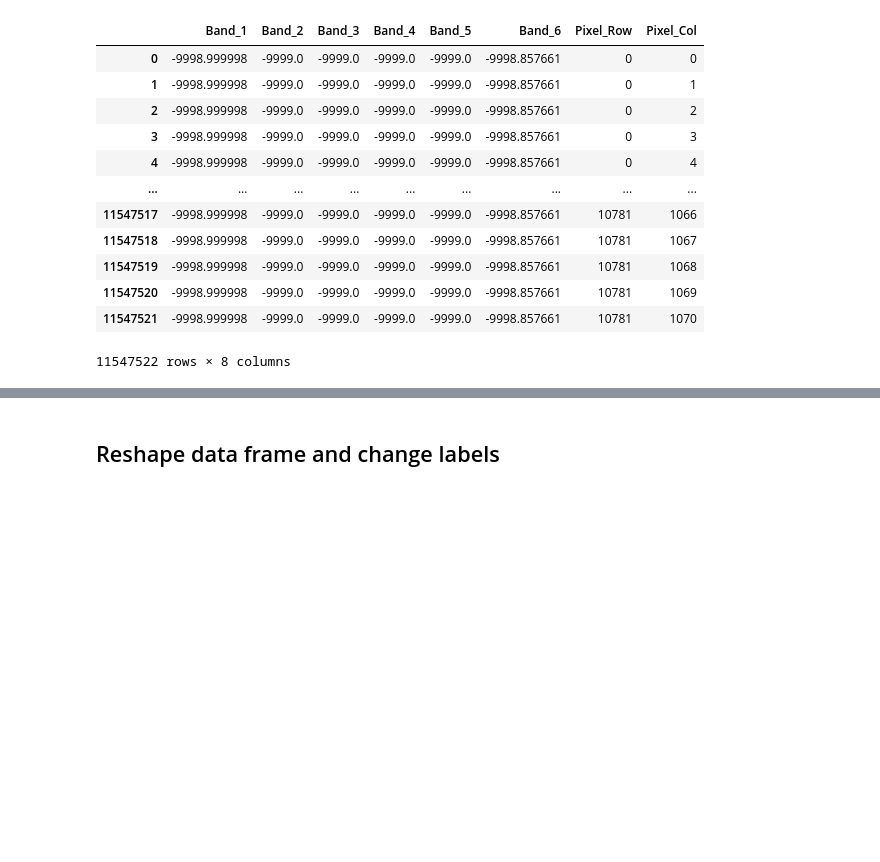
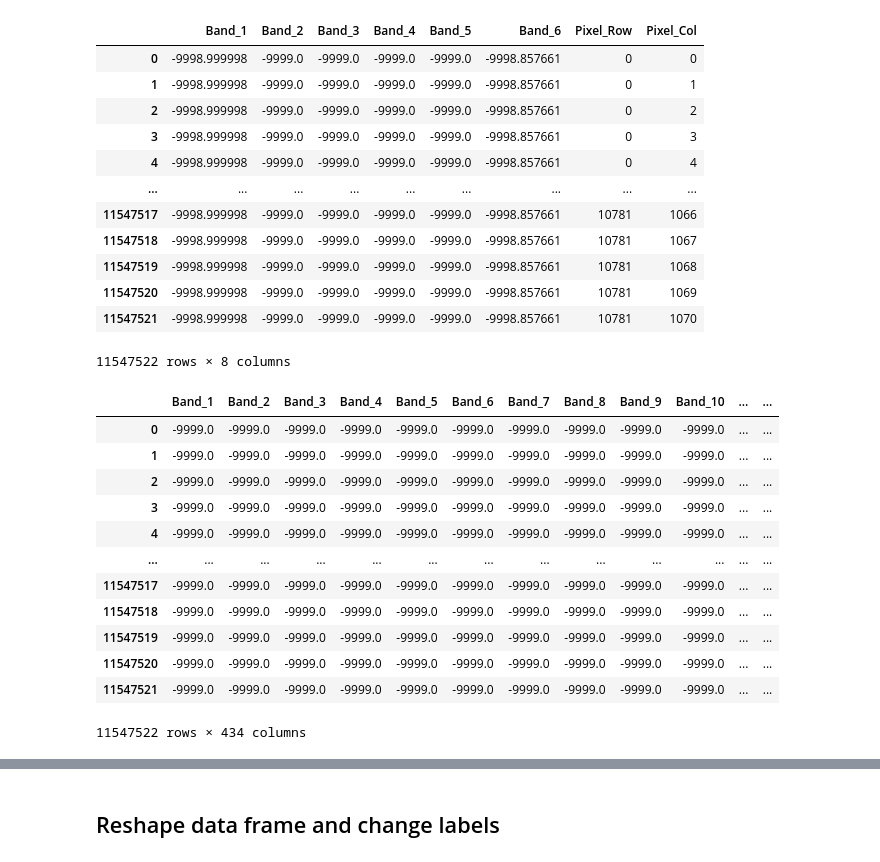
Before and after one commit to earthlab/cross-sensor-cal, a Jupyter notebook: reshape.ipynb, the cells around one changed output, grey strips where cells are left out. Drawn from its saved outputs; the diff is of its cells as text; code cells hidden in the pictures; blank space fills up the shorter version.

Commit message:
reshape the Landsat resample

```diff
--- a/reshape.ipynb
+++ b/reshape.ipynb
@@ -76,7 +73,12 @@ class ENVIProcessor:
 
 # Example usage:
 # Replace 'your_envi_file_path' with the actual path to your ENVI file
-raster_path = "NIWOT_calibration_flight_08_2020/NEON_D13_NIWO_DP1_20200801_161441_reflectance/NEON_D13_NIWO_DP1_20200801_161441_reflectance_resample_Landsat_5_TM.img"  # Update this to your actual raster file path
-processor = ENVIProcessor(raster_path)
-chunk = processor.get_chunk_from_extent(corrections=['some_correction'], resample=False)
+raster_path_5 = "NIWOT_calibration_flight_08_2020/NEON_D13_NIWO_DP1_20200801_161441_reflectance/NEON_D13_NIWO_DP1_20200801_161441_reflectance_resample_Landsat_5_TM.img"  # Update this to your actual raster file path
+raster_path_corrected = "NIWOT_calibration_flight_08_2020/NEON_D13_NIWO_DP1_20200801_161441_reflectance/NEON_D13_NIWO_DP1_20200801_161441_reflectanceNEON_D13_NIWO_DP1_20200801_161441_reflectance__envi"
+processor = ENVIProcessor(raster_path_5)
+chunk_5 = processor.get_chunk_from_extent(corrections=['some_correction'], resample=False)
+processor = ENVIProcessor(raster_path_corrected)
+chunk_corrected = processor.get_chunk_from_extent(corrections=['some_correction'], resample=False)
+
+combined_array = np.concatenate((chunk_corrected, chunk_5), axis=0)
 # %%
@@ -91,0 +92,12 @@ ValueError: Must pass 2-d input. shape=(6, 10782, 1071)
+# %%
+import numpy as np
+
+# Assuming array1 has shape (426, 10782, 1071) and array2 has shape (6, 10782, 1071)
+#array1 = np.random.rand(426, 10782, 1071)  # Replace with your actual data
+#array2 = np.random.rand(6, 10782, 1071)    # Replace with your actual data
+
+# Concatenate the arrays along the first axis
+combined_array = np.concatenate((chunk_corrected, chunk_5), axis=0)
+
+# Verify the shape of the combined array
+print(combined_array.shape)  # Should output (432, 10782, 1071)
@@ -124,5 +188,6 @@ def flatten_array_to_dataframe(array):
 # Example usage:
 # Assuming 'chunk' is your 3D numpy array of shape (426, 11138, 1031)
 
-df = flatten_array_to_dataframe(chunk)
+#df_5 = flatten_array_to_dataframe(chunk_5)
+df_corrected = flatten_array_to_dataframe(combined_array)
 # %%
@@ -141,3 +206,19 @@ df
 | 11547520 | -9998.999998 | -9999.0 | -9999.0 | -9999.0 | -9999.0 | -9998.857661 | 10781 | 1069 |
 | 11547521 | -9998.999998 | -9999.0 | -9999.0 | -9999.0 | -9999.0 | -9998.857661 | 10781 | 1070 |
 11547522 rows × 8 columns
+# %%
+df_corrected
+# %% [output]
+|  | Band_1 | Band_2 | Band_3 | Band_4 | Band_5 | Band_6 | Band_7 | Band_8 | Band_9 | Band_10 | ... | ... |
+| 0 | -9999.0 | -9999.0 | -9999.0 | -9999.0 | -9999.0 | -9999.0 | -9999.0 | -9999.0 | -9999.0 | -9999.0 | ... | ... |
+| 1 | -9999.0 | -9999.0 | -9999.0 | -9999.0 | -9999.0 | -9999.0 | -9999.0 | -9999.0 | -9999.0 | -9999.0 | ... | ... |
+| 2 | -9999.0 | -9999.0 | -9999.0 | -9999.0 | -9999.0 | -9999.0 | -9999.0 | -9999.0 | -9999.0 | -9999.0 | ... | ... |
+| 3 | -9999.0 | -9999.0 | -9999.0 | -9999.0 | -9999.0 | -9999.0 | -9999.0 | -9999.0 | -9999.0 | -9999.0 | ... | ... |
+| 4 | -9999.0 | -9999.0 | -9999.0 | -9999.0 | -9999.0 | -9999.0 | -9999.0 | -9999.0 | -9999.0 | -9999.0 | ... | ... |
+| ... | ... | ... | ... | ... | ... | ... | ... | ... | ... | ... | ... | ... |
+| 11547517 | -9999.0 | -9999.0 | -9999.0 | -9999.0 | -9999.0 | -9999.0 | -9999.0 | -9999.0 | -9999.0 | -9999.0 | ... | ... |
+| 11547518 | -9999.0 | -9999.0 | -9999.0 | -9999.0 | -9999.0 | -9999.0 | -9999.0 | -9999.0 | -9999.0 | -9999.0 | ... | ... |
+| 11547519 | -9999.0 | -9999.0 | -9999.0 | -9999.0 | -9999.0 | -9999.0 | -9999.0 | -9999.0 | -9999.0 | -9999.0 | ... | ... |
+| 11547520 | -9999.0 | -9999.0 | -9999.0 | -9999.0 | -9999.0 | -9999.0 | -9999.0 | -9999.0 | -9999.0 | -9999.0 | ... | ... |
+| 11547521 | -9999.0 | -9999.0 | -9999.0 | -9999.0 | -9999.0 | -9999.0 | -9999.0 | -9999.0 | -9999.0 | -9999.0 | ... | ... |
+11547522 rows × 434 columns
```
Also changed, not shown: parts of 16 cells of this notebook.
